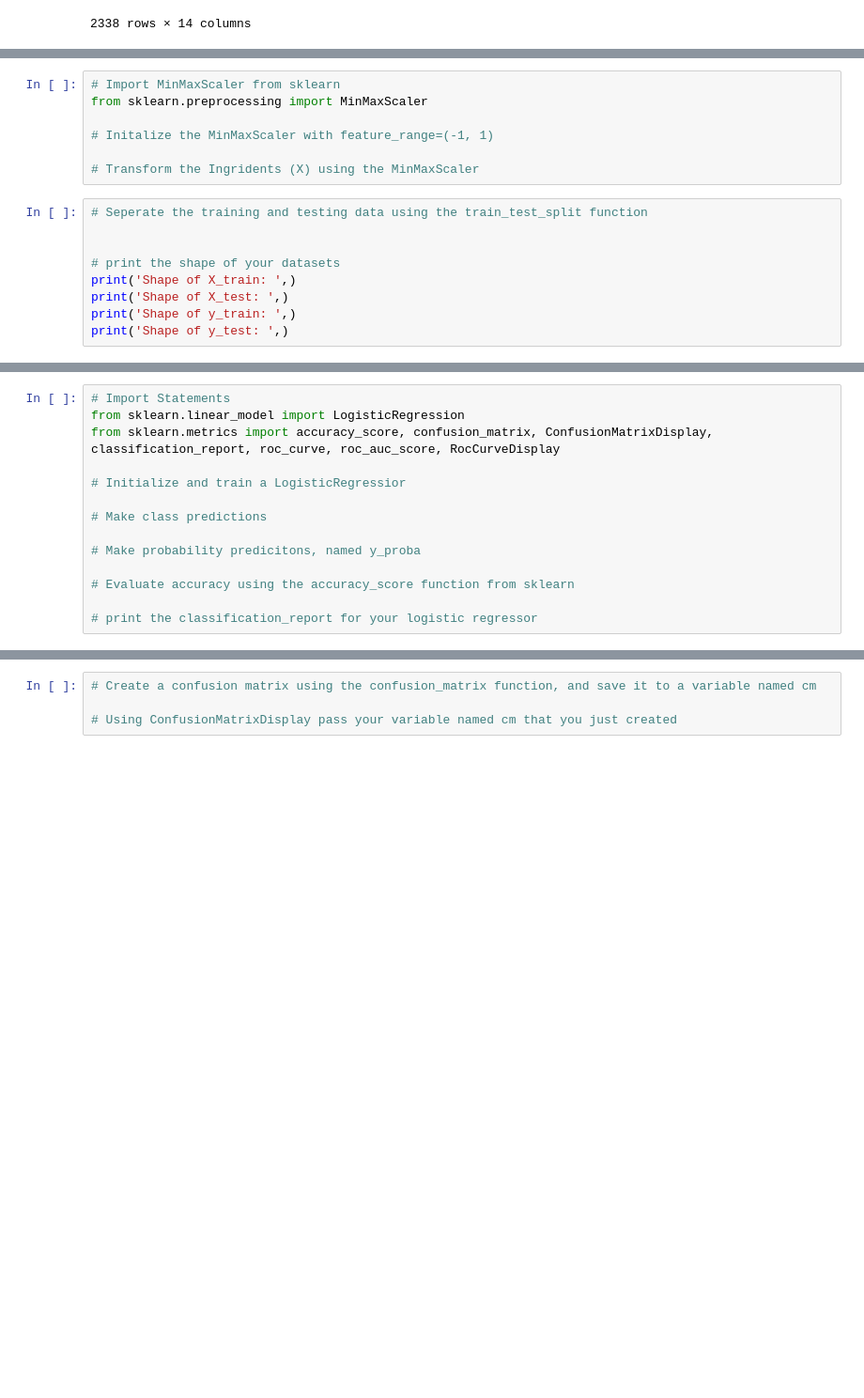
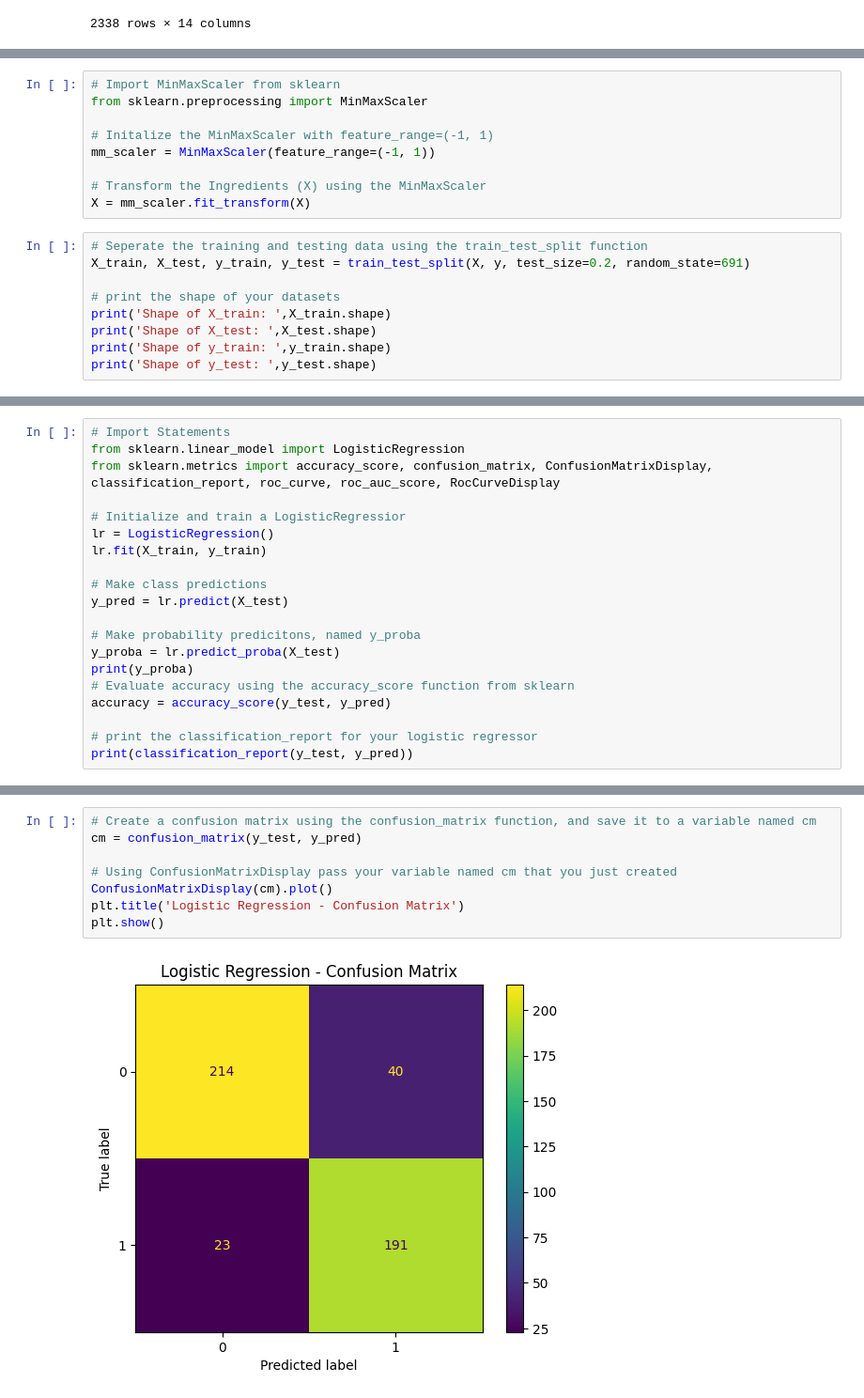
Before and after one commit to rudedude693/FSA_devops, a Jupyter notebook: notebooks/unit3/lesson_INC6/INC_6_Save_the_Princess.ipynb, the cells around one changed output, grey strips where cells are left out. Shown at 94% size. Saved outputs shown, nothing was run; the diff lists cells and outputs as text; blank space fills up the shorter version.

```diff
--- a/notebooks/unit3/lesson_INC6/INC_6_Save_the_Princess.ipynb
+++ b/notebooks/unit3/lesson_INC6/INC_6_Save_the_Princess.ipynb
@@ -488,14 +603,16 @@ y
 from sklearn.preprocessing import MinMaxScaler
 
 # Initalize the MinMaxScaler with feature_range=(-1, 1)
+mm_scaler = MinMaxScaler(feature_range=(-1, 1))
 
-# Transform the Ingridents (X) using the MinMaxScaler
+# Transform the Ingredients (X) using the MinMaxScaler
+X = mm_scaler.fit_transform(X)
 # %%
 # Seperate the training and testing data using the train_test_split function
-
+X_train, X_test, y_train, y_test = train_test_split(X, y, test_size=0.2, random_state=691)
 
 # print the shape of your datasets
-print('Shape of X_train: ',)
-print('Shape of X_test: ',)
-print('Shape of y_train: ',)
-print('Shape of y_test: ',)
+print('Shape of X_train: ',X_train.shape)
+print('Shape of X_test: ',X_test.shape)
+print('Shape of y_train: ',y_train.shape)
+print('Shape of y_test: ',y_test.shape)
@@ -505,11 +627,17 @@ from sklearn.linear_model import LogisticRegression
 from sklearn.metrics import accuracy_score, confusion_matrix, ConfusionMatrixDisplay, classification_report, roc_curve, roc_auc_score, RocCurveDisplay
 
 # Initialize and train a LogisticRegressior
+lr = LogisticRegression()
+lr.fit(X_train, y_train)
 
 # Make class predictions
+y_pred = lr.predict(X_test)
 
 # Make probability predicitons, named y_proba
-
+y_proba = lr.predict_proba(X_test)
+print(y_proba)
 # Evaluate accuracy using the accuracy_score function from sklearn
+accuracy = accuracy_score(y_test, y_pred)
 
 # print the classification_report for your logistic regressor
+print(classification_report(y_test, y_pred))
@@ -516,6 +662,12 @@ from sklearn.metrics import accuracy_score, confusion_matrix, ConfusionMatrixDis
 # %%
 # Create a confusion matrix using the confusion_matrix function, and save it to a variable named cm
+cm = confusion_matrix(y_test, y_pred)
 
 # Using ConfusionMatrixDisplay pass your variable named cm that you just created
+ConfusionMatrixDisplay(cm).plot()
+plt.title('Logistic Regression - Confusion Matrix')
+plt.show()
+# %% [output]
+[figure, added]
 # %%
 # use the (receiver operating characteristic) roc_curve function to calculate the falsepositive_rate, truepositive_rate, and thresholds
```
Also changed, not shown: parts of 25 cells of this notebook, 1 other file.
